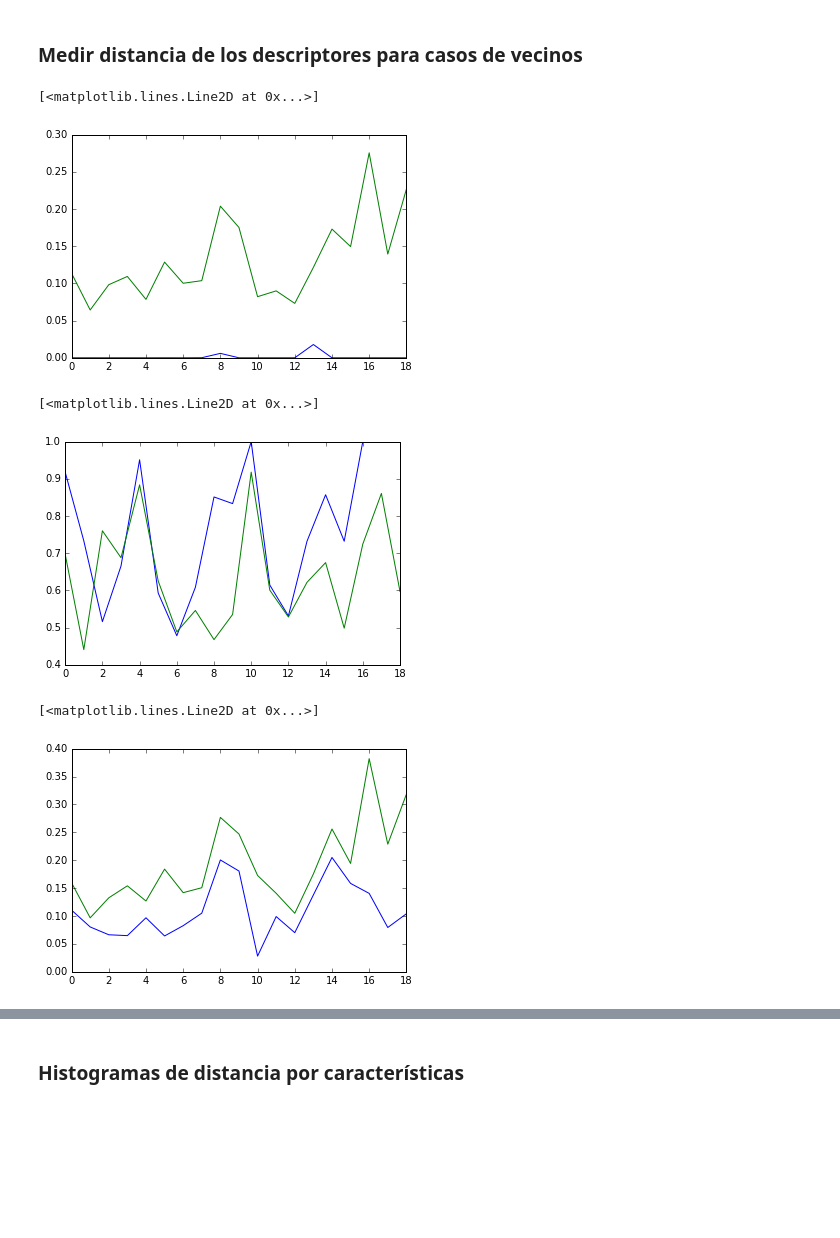
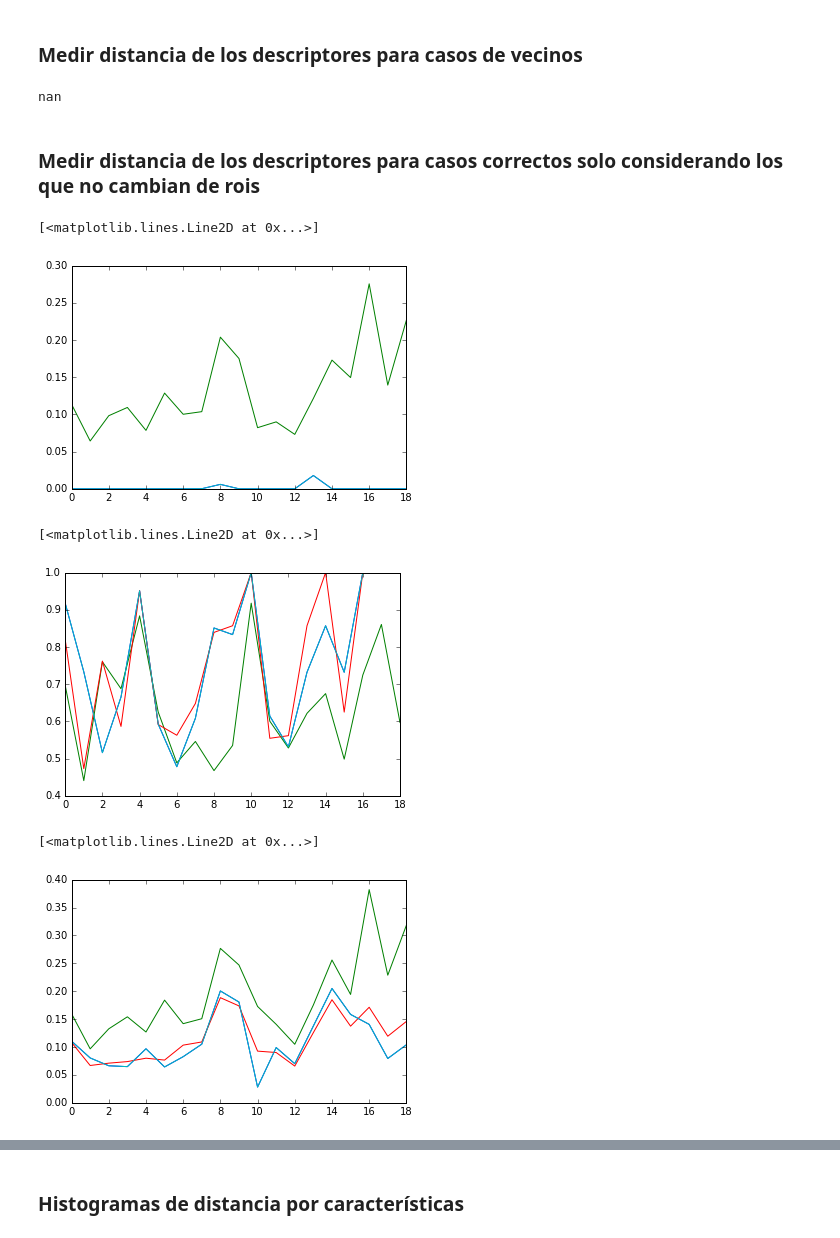
Before and after one commit to cinai/identification-algorithms, a Jupyter notebook: algoritmo_3/Feature Extractor II.ipynb, the cells around one changed output, grey strips where cells are left out. Drawn from its saved outputs; the diff is of its cells as text; code cells hidden in the pictures; blank space fills up the shorter version.

```diff
--- a/algoritmo_3/Feature Extractor II.ipynb
+++ b/algoritmo_3/Feature Extractor II.ipynb
@@ -13,6 +13,14 @@ from geopy.distance import vincenty
 from itertools import chain, combinations
 # %% [markdown]
 ## Funciones Auxiliares
+# %%
+#get_neighbours_index: np.matrix int -> np.array
+#obtiene los vecinos del usuario "user",
+#considerando como vecino a quien comparte dos ubicaciones
+def get_neighbours_index(rois_a,shared_rois,user,min_shared):
+    min_shared_x = min(len(rois_a),min_shared)
+    neighbours = np.where(shared_rois[user] >= min_shared_x)
+    return neighbours[0]
 # %%
 #Función que filtra columnas de acuerdo a una lista de indices
 #filter_features: matrix list -> matrix
@@ -406,18 +455,24 @@ mean_distance_features_neighbour = []
 distance_feature_matrix = np.zeros((limit, N_FEATURES))
 
 for i in range(limit):
-    neighbours_i = get_neighbours(i,shared_rois)
+    neighbours_i = get_neighbours_index(abril_the_rois,shared_rois,i,2)
     if len(neighbours_i) > 0:
         #todo:debiese ser arreglo de ceros
-        sum_dist = range(N_FEATURES)
+        sum_dist = np.zeros(N_FEATURES)
         #todo:debiese no se si esto funcione
         for n in neighbours_i:
             sum_dist += abs(septiembre_vectors[n,:]-abril_vectors[i,:])
         distance_feature_matrix[i,:] = sum_dist/len(neighbours_i)
-    else:
         #todo: valor nan? si no tiene vecinitos
 
+for j in range(N_FEATURES):
     min_distance_features_neighbour.append(min(distance_feature_matrix[:,j]))
     std_distance_features_neighbour.append(np.std(distance_feature_matrix[:,j]))
     max_distance_features_neighbour.append(max(distance_feature_matrix[:,j]))
     mean_distance_features_neighbour.append(np.mean(distance_feature_matrix[:,j]))
+# %%
+np.nan
+# %% [output]
+nan
+# %% [markdown]
+### Medir distancia de los descriptores para casos correctos solo considerando los que no cambian de rois
@@ -426,25 +502,31 @@ plt.figure()
 plt.plot(min_distance_features_correct)
 plt.hold(True)
 plt.plot(min_distance_features)
+plt.plot(min_distance_features_neighbour)
+plt.plot(min_distance_features_correct_2rois)
 # %% [output]
 [<matplotlib.lines.Line2D at 0x...>]
-[figure, old version]
+[figure, new version]
 # %%
 plt.figure()
 plt.plot(max_distance_features_correct)
 plt.hold(True)
 plt.plot(max_distance_features)
+plt.plot(max_distance_features_neighbour)
+#plt.plot(max_distance_features_correct_2rois)
 # %% [output]
 [<matplotlib.lines.Line2D at 0x...>]
-[figure, old version]
+[figure, new version]
 # %%
 plt.figure()
 plt.plot(mean_distance_features_correct)
 plt.hold(True)
 plt.plot(mean_distance_features)
+plt.plot(mean_distance_features_neighbour)
+plt.plot(mean_distance_features_correct_2rois)
 # %% [output]
 [<matplotlib.lines.Line2D at 0x...>]
-[figure, old version]
+[figure, new version]
 # %%
 plt.figure()
 plt.plot(std_distance_features_correct)
```
Also changed, not shown: parts of 32 cells of this notebook, 1 other file.
